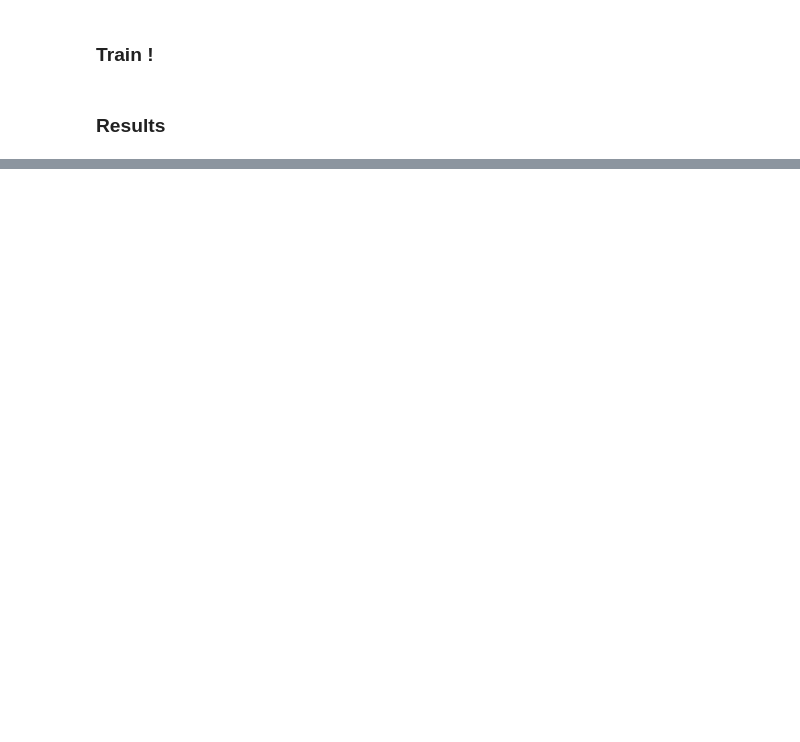
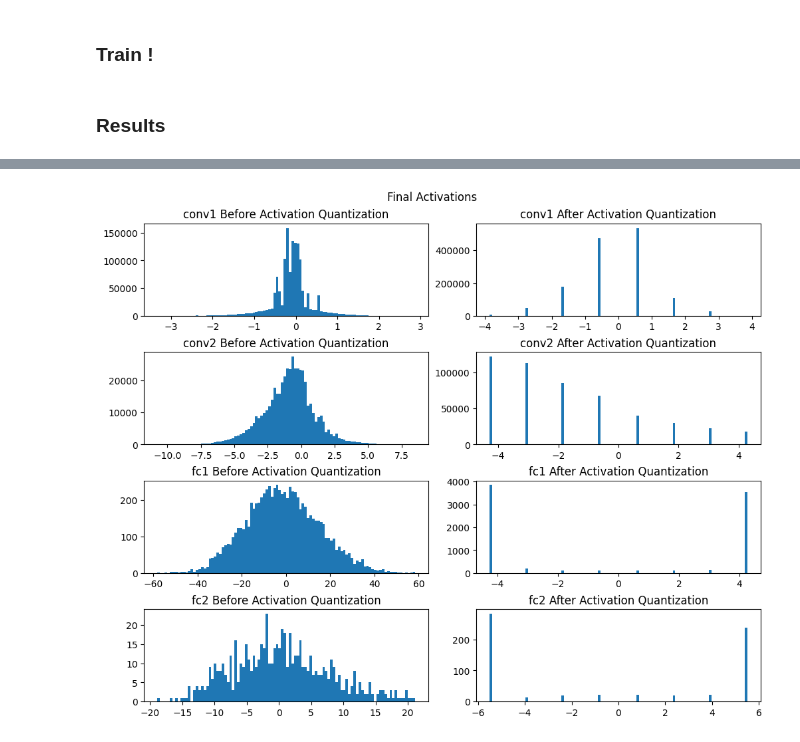
Before and after one commit to GabrielBena/alibabacloud-quantization-networks, a Jupyter notebook: mnist.ipynb, the cells around one changed output, grey strips where cells are left out. Saved outputs shown, nothing was run; the diff lists cells and outputs as text; code cells hidden in the pictures; blank space fills up the shorter version.

```diff
--- a/mnist.ipynb
+++ b/mnist.ipynb
@@ -118,12 +114,12 @@ import copy
 # %%
-n_bits = 5
-quantize_activations = True
+n_bits = 3
 
 dropout = 0.2
 original_model = Net(
     dropout=dropout, n_channels=n_channels[dataset], n_flatten=n_flatten[dataset]
 ).to(device)
 
+quantize_activations = True
 q_model = QuantizedModel(original_model, n_bits=n_bits, quantize_activations=quantize_activations).to(device)
 
 lr = 1e-3
@@ -292,0 +264,35 @@ plt.show()
+# %%
+if quantize_activations:
+
+    fig, axs = plt.subplots(
+        q_model.n_layers, 2, constrained_layout=True, figsize=(10, 2 * q_model.n_layers)
+    )
+    data, target = next(iter(train_loader))
+    data, target = data.to(device), target.to(device)
+
+    for i, (axs_layer, (n, m)) in enumerate(
+        zip(
+            axs,
+            {n:m for n, m in q_model.model.modules_dict.items() if isinstance(m, nn.Sequential)}.items()
+        )
+    ):
+        if isinstance(m[0], nn.Linear) :
+            data = data.view(data.shape[0], -1)
+
+        # print(data.shape)
+        data = m[0](data)
+        ax = axs_layer[0]
+        ax.hist(data.cpu().detach().numpy().flatten(), bins=100)
+        ax.set_title(f"{n} Before Activation Quantization")
+
+        data = m[1](data)
+        ax = axs_layer[1]
+        ax.hist(data.cpu().detach().numpy().flatten(), bins=100)
+        ax.set_title(f"{n} After Activation Quantization")
+
+        if isinstance(m[0], nn.Conv2d):
+            data = nn.MaxPool2d(2)(data)
+
+    fig.suptitle("Final Activations")
+# %% [output]
+[figure, added]
```
Also changed, not shown: parts of 8 cells of this notebook, 2 other files.
